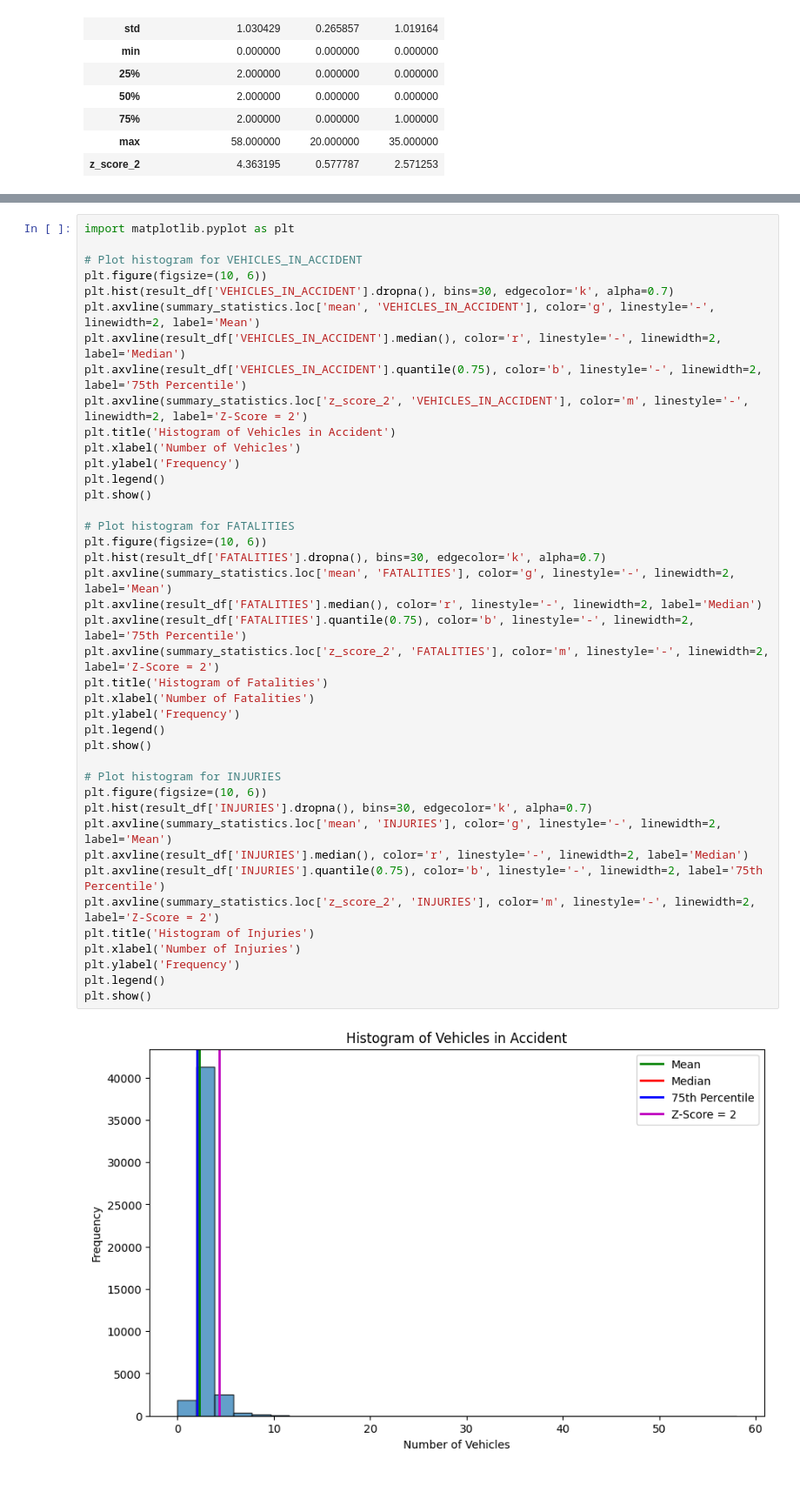
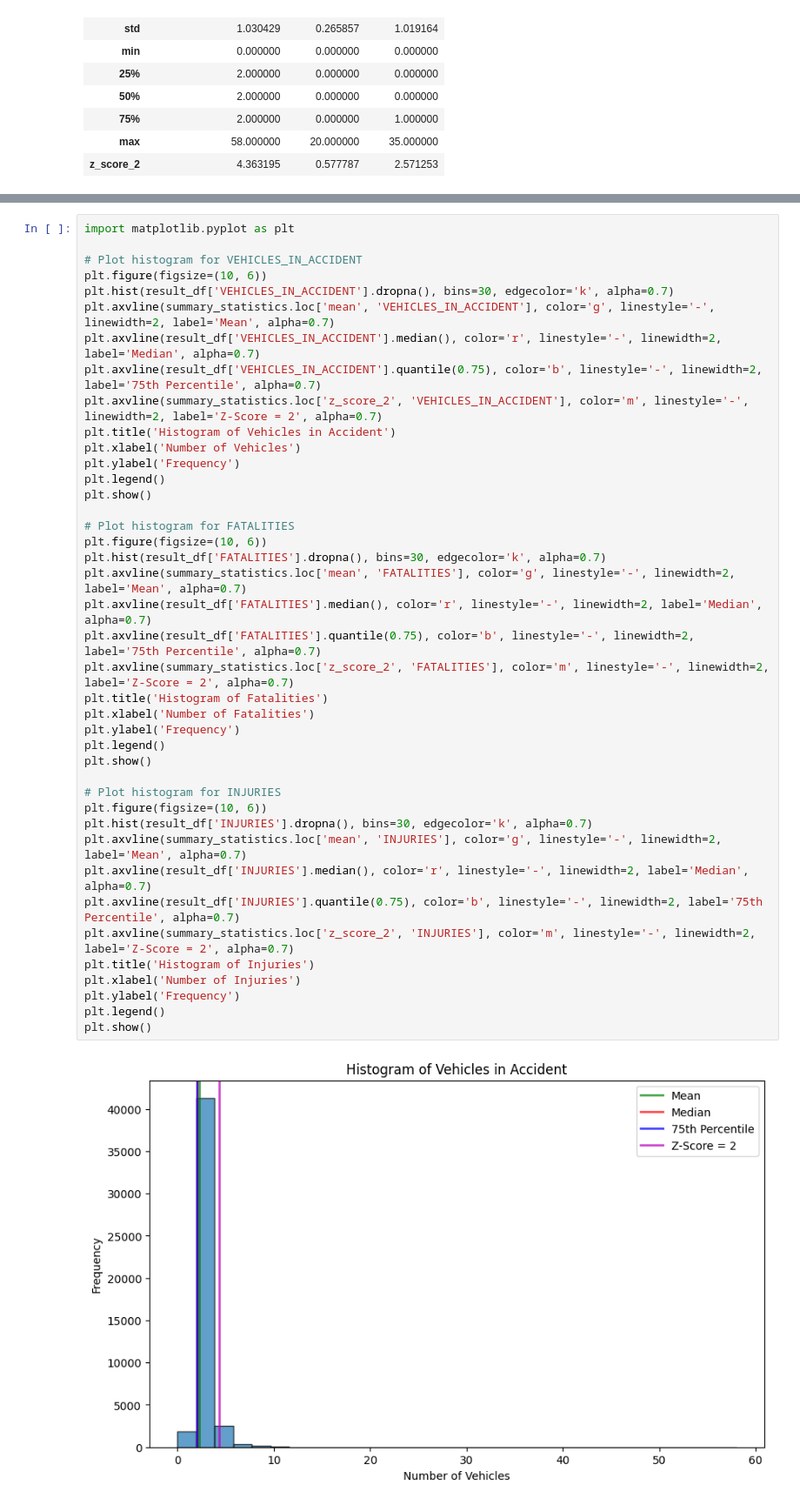
Before and after one commit to WilliamClintC/Research-Proposal-Trucks, a Jupyter notebook: Exploration/1.ipynb, the cells around one changed output, grey strips where cells are left out. Shown: that part at 87% size. Cells and saved outputs as stored; diff of their text form.

```diff
--- a/Exploration/1.ipynb
+++ b/Exploration/1.ipynb
@@ -88,43 +88,43 @@ We can define what a significant truck parkign accident is in many differnt ways
 # %%
 import matplotlib.pyplot as plt
 
 # Plot histogram for VEHICLES_IN_ACCIDENT
 plt.figure(figsize=(10, 6))
 plt.hist(result_df['VEHICLES_IN_ACCIDENT'].dropna(), bins=30, edgecolor='k', alpha=0.7)
-plt.axvline(summary_statistics.loc['mean', 'VEHICLES_IN_ACCIDENT'], color='g', linestyle='-', linewidth=2, label='Mean')
-plt.axvline(result_df['VEHICLES_IN_ACCIDENT'].median(), color='r', linestyle='-', linewidth=2, label='Median')
-plt.axvline(result_df['VEHICLES_IN_ACCIDENT'].quantile(0.75), color='b', linestyle='-', linewidth=2, label='75th Percentile')
-plt.axvline(summary_statistics.loc['z_score_2', 'VEHICLES_IN_ACCIDENT'], color='m', linestyle='-', linewidth=2, label='Z-Score = 2')
+plt.axvline(summary_statistics.loc['mean', 'VEHICLES_IN_ACCIDENT'], color='g', linestyle='-', linewidth=2, label='Mean', alpha=0.7)
+plt.axvline(result_df['VEHICLES_IN_ACCIDENT'].median(), color='r', linestyle='-', linewidth=2, label='Median', alpha=0.7)
+plt.axvline(result_df['VEHICLES_IN_ACCIDENT'].quantile(0.75), color='b', linestyle='-', linewidth=2, label='75th Percentile', alpha=0.7)
+plt.axvline(summary_statistics.loc['z_score_2', 'VEHICLES_IN_ACCIDENT'], color='m', linestyle='-', linewidth=2, label='Z-Score = 2', alpha=0.7)
 plt.title('Histogram of Vehicles in Accident')
 plt.xlabel('Number of Vehicles')
 plt.ylabel('Frequency')
 plt.legend()
 plt.show()
 
 # Plot histogram for FATALITIES
 plt.figure(figsize=(10, 6))
 plt.hist(result_df['FATALITIES'].dropna(), bins=30, edgecolor='k', alpha=0.7)
-plt.axvline(summary_statistics.loc['mean', 'FATALITIES'], color='g', linestyle='-', linewidth=2, label='Mean')
-plt.axvline(result_df['FATALITIES'].median(), color='r', linestyle='-', linewidth=2, label='Median')
-plt.axvline(result_df['FATALITIES'].quantile(0.75), color='b', linestyle='-', linewidth=2, label='75th Percentile')
-plt.axvline(summary_statistics.loc['z_score_2', 'FATALITIES'], color='m', linestyle='-', linewidth=2, label='Z-Score = 2')
+plt.axvline(summary_statistics.loc['mean', 'FATALITIES'], color='g', linestyle='-', linewidth=2, label='Mean', alpha=0.7)
+plt.axvline(result_df['FATALITIES'].median(), color='r', linestyle='-', linewidth=2, label='Median', alpha=0.7)
+plt.axvline(result_df['FATALITIES'].quantile(0.75), color='b', linestyle='-', linewidth=2, label='75th Percentile', alpha=0.7)
+plt.axvline(summary_statistics.loc['z_score_2', 'FATALITIES'], color='m', linestyle='-', linewidth=2, label='Z-Score = 2', alpha=0.7)
 plt.title('Histogram of Fatalities')
 plt.xlabel('Number of Fatalities')
 plt.ylabel('Frequency')
 plt.legend()
 plt.show()
 
 # Plot histogram for INJURIES
 plt.figure(figsize=(10, 6))
 plt.hist(result_df['INJURIES'].dropna(), bins=30, edgecolor='k', alpha=0.7)
-plt.axvline(summary_statistics.loc['mean', 'INJURIES'], color='g', linestyle='-', linewidth=2, label='Mean')
-plt.axvline(result_df['INJURIES'].median(), color='r', linestyle='-', linewidth=2, label='Median')
-plt.axvline(result_df['INJURIES'].quantile(0.75), color='b', linestyle='-', linewidth=2, label='75th Percentile')
-plt.axvline(summary_statistics.loc['z_score_2', 'INJURIES'], color='m', linestyle='-', linewidth=2, label='Z-Score = 2')
+plt.axvline(summary_statistics.loc['mean', 'INJURIES'], color='g', linestyle='-', linewidth=2, label='Mean', alpha=0.7)
+plt.axvline(result_df['INJURIES'].median(), color='r', linestyle='-', linewidth=2, label='Median', alpha=0.7)
+plt.axvline(result_df['INJURIES'].quantile(0.75), color='b', linestyle='-', linewidth=2, label='75th Percentile', alpha=0.7)
+plt.axvline(summary_statistics.loc['z_score_2', 'INJURIES'], color='m', linestyle='-', linewidth=2, label='Z-Score = 2', alpha=0.7)
 plt.title('Histogram of Injuries')
 plt.xlabel('Number of Injuries')
 plt.ylabel('Frequency')
 plt.legend()
 plt.show()
 # %% [output]
-[figure, old version]
+[figure, new version]
```
Also changed, not shown: parts of 16 cells of this notebook.
